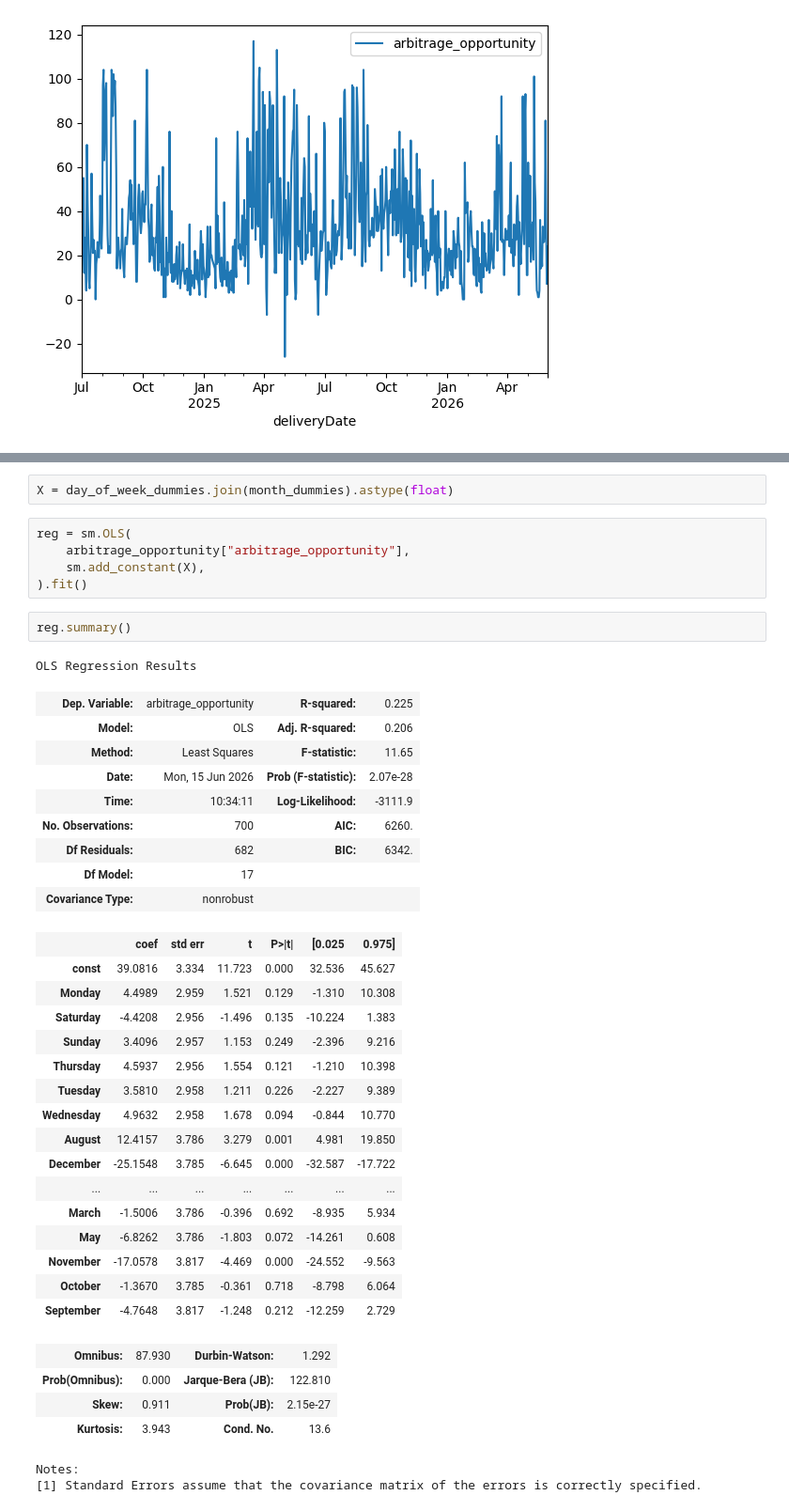
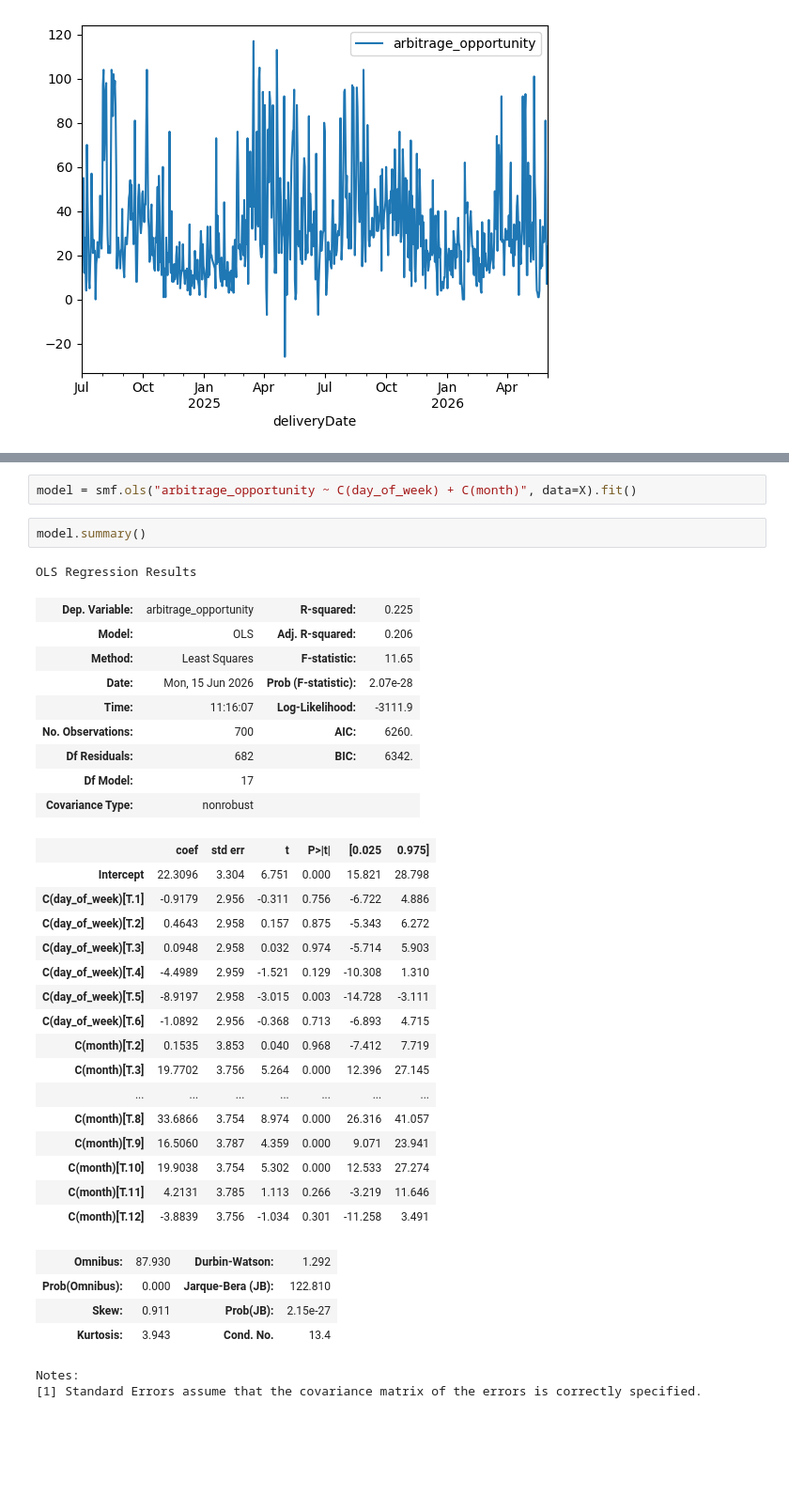
Before and after one commit to andrewkittredge/modo_energy, a Jupyter notebook: settlement-prices-scratch.ipynb, the cells around one changed output, grey strips where cells are left out. Shown at 94% size. Drawn from its saved outputs; the diff is of its cells as text; blank space fills up the shorter version.

```diff
--- a/settlement-prices-scratch.ipynb
+++ b/settlement-prices-scratch.ipynb
@@ -72,45 +66,40 @@ X = pd.DataFrame(
     },
     index=arbitrage_opportunity.index,
 )
-# %%
-X = day_of_week_dummies.join(month_dummies).astype(float)
 # %%
-reg = sm.OLS(
-    arbitrage_opportunity["arbitrage_opportunity"],
-    sm.add_constant(X),
-).fit()
+model = smf.ols("arbitrage_opportunity ~ C(day_of_week) + C(month)", data=X).fit()
-# %%
-reg.summary()
-# %% [output]
-OLS Regression Results
-| Dep. Variable: | arbitrage_opportunity | R-squared: | 0.225 |
-| Model: | OLS | Adj. R-squared: | 0.206 |
-| Method: | Least Squares | F-statistic: | 11.65 |
-| Date: | Mon, 15 Jun 2026 | Prob (F-statistic): | 2.07e-28 |
-| Time: | 10:34:11 | Log-Likelihood: | -3111.9 |
-| No. Observations: | 700 | AIC: | 6260. |
-| Df Residuals: | 682 | BIC: | 6342. |
-| Df Model: | 17 |  |  |
-| Covariance Type: | nonrobust |  |  |
-|  | coef | std err | t | P>|t| | [0.025 | 0.975] |
-| const | 39.0816 | 3.334 | 11.723 | 0.000 | 32.536 | 45.627 |
-| Monday | 4.4989 | 2.959 | 1.521 | 0.129 | -1.310 | 10.308 |
-| Saturday | -4.4208 | 2.956 | -1.496 | 0.135 | -10.224 | 1.383 |
-| Sunday | 3.4096 | 2.957 | 1.153 | 0.249 | -2.396 | 9.216 |
-| Thursday | 4.5937 | 2.956 | 1.554 | 0.121 | -1.210 | 10.398 |
-| Tuesday | 3.5810 | 2.958 | 1.211 | 0.226 | -2.227 | 9.389 |
-| Wednesday | 4.9632 | 2.958 | 1.678 | 0.094 | -0.844 | 10.770 |
-| August | 12.4157 | 3.786 | 3.279 | 0.001 | 4.981 | 19.850 |
-| December | -25.1548 | 3.785 | -6.645 | 0.000 | -32.587 | -17.722 |
-| ... | ... | ... | ... | ... | ... | ... |
-| March | -1.5006 | 3.786 | -0.396 | 0.692 | -8.935 | 5.934 |
-| May | -6.8262 | 3.786 | -1.803 | 0.072 | -14.261 | 0.608 |
-| November | -17.0578 | 3.817 | -4.469 | 0.000 | -24.552 | -9.563 |
-| October | -1.3670 | 3.785 | -0.361 | 0.718 | -8.798 | 6.064 |
-| September | -4.7648 | 3.817 | -1.248 | 0.212 | -12.259 | 2.729 |
-| Omnibus: | 87.930 | Durbin-Watson: | 1.292 |
-| Prob(Omnibus): | 0.000 | Jarque-Bera (JB): | 122.810 |
-| Skew: | 0.911 | Prob(JB): | 2.15e-27 |
-| Kurtosis: | 3.943 | Cond. No. | 13.6 |
-Notes:
-[1] Standard Errors assume that the covariance matrix of the errors is correctly specified.
+# %%
+model.summary()
+# %% [output]
+OLS Regression Results
+| Dep. Variable: | arbitrage_opportunity | R-squared: | 0.225 |
+| Model: | OLS | Adj. R-squared: | 0.206 |
+| Method: | Least Squares | F-statistic: | 11.65 |
+| Date: | Mon, 15 Jun 2026 | Prob (F-statistic): | 2.07e-28 |
+| Time: | 11:16:07 | Log-Likelihood: | -3111.9 |
+| No. Observations: | 700 | AIC: | 6260. |
+| Df Residuals: | 682 | BIC: | 6342. |
+| Df Model: | 17 |  |  |
+| Covariance Type: | nonrobust |  |  |
+|  | coef | std err | t | P>|t| | [0.025 | 0.975] |
+| Intercept | 22.3096 | 3.304 | 6.751 | 0.000 | 15.821 | 28.798 |
+| C(day_of_week)[T.1] | -0.9179 | 2.956 | -0.311 | 0.756 | -6.722 | 4.886 |
+| C(day_of_week)[T.2] | 0.4643 | 2.958 | 0.157 | 0.875 | -5.343 | 6.272 |
+| C(day_of_week)[T.3] | 0.0948 | 2.958 | 0.032 | 0.974 | -5.714 | 5.903 |
+| C(day_of_week)[T.4] | -4.4989 | 2.959 | -1.521 | 0.129 | -10.308 | 1.310 |
+| C(day_of_week)[T.5] | -8.9197 | 2.958 | -3.015 | 0.003 | -14.728 | -3.111 |
+| C(day_of_week)[T.6] | -1.0892 | 2.956 | -0.368 | 0.713 | -6.893 | 4.715 |
+| C(month)[T.2] | 0.1535 | 3.853 | 0.040 | 0.968 | -7.412 | 7.719 |
+| C(month)[T.3] | 19.7702 | 3.756 | 5.264 | 0.000 | 12.396 | 27.145 |
+| ... | ... | ... | ... | ... | ... | ... |
+| C(month)[T.8] | 33.6866 | 3.754 | 8.974 | 0.000 | 26.316 | 41.057 |
+| C(month)[T.9] | 16.5060 | 3.787 | 4.359 | 0.000 | 9.071 | 23.941 |
+| C(month)[T.10] | 19.9038 | 3.754 | 5.302 | 0.000 | 12.533 | 27.274 |
+| C(month)[T.11] | 4.2131 | 3.785 | 1.113 | 0.266 | -3.219 | 11.646 |
+| C(month)[T.12] | -3.8839 | 3.756 | -1.034 | 0.301 | -11.258 | 3.491 |
+| Omnibus: | 87.930 | Durbin-Watson: | 1.292 |
+| Prob(Omnibus): | 0.000 | Jarque-Bera (JB): | 122.810 |
+| Skew: | 0.911 | Prob(JB): | 2.15e-27 |
+| Kurtosis: | 3.943 | Cond. No. | 13.4 |
+Notes:
+[1] Standard Errors assume that the covariance matrix of the errors is correctly specified.
```
Also changed, not shown: parts of 9 cells of this notebook, 5 other files.
